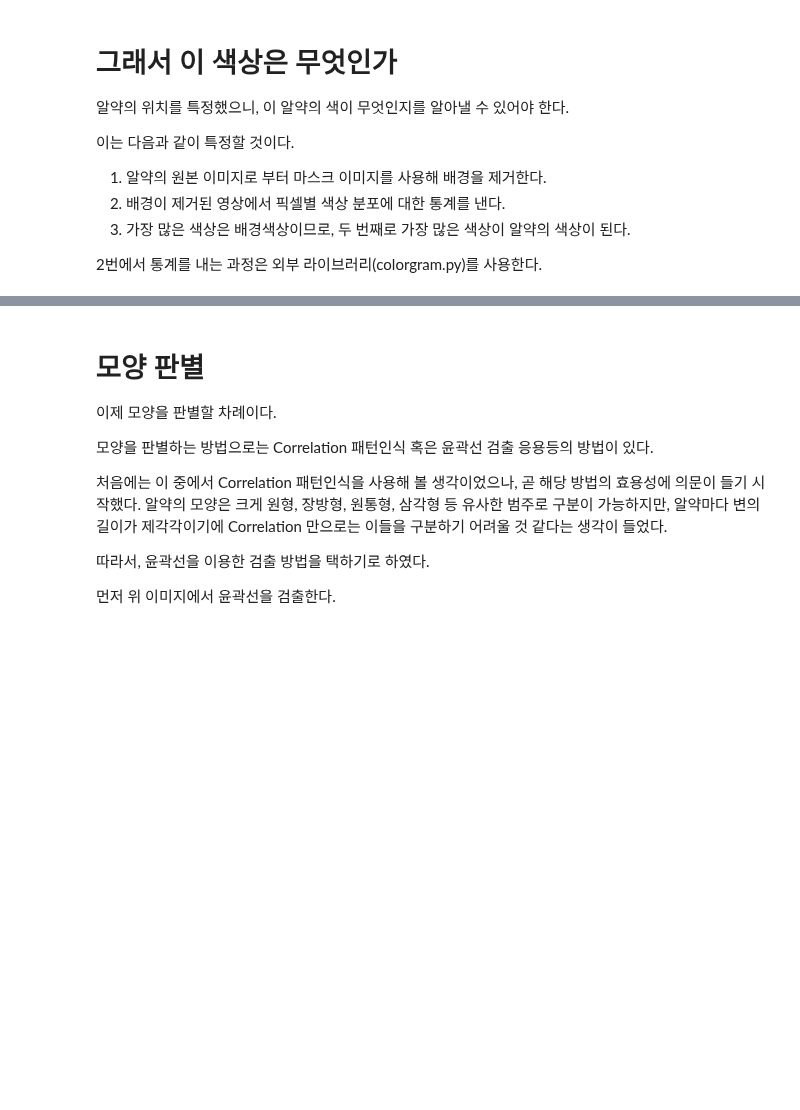
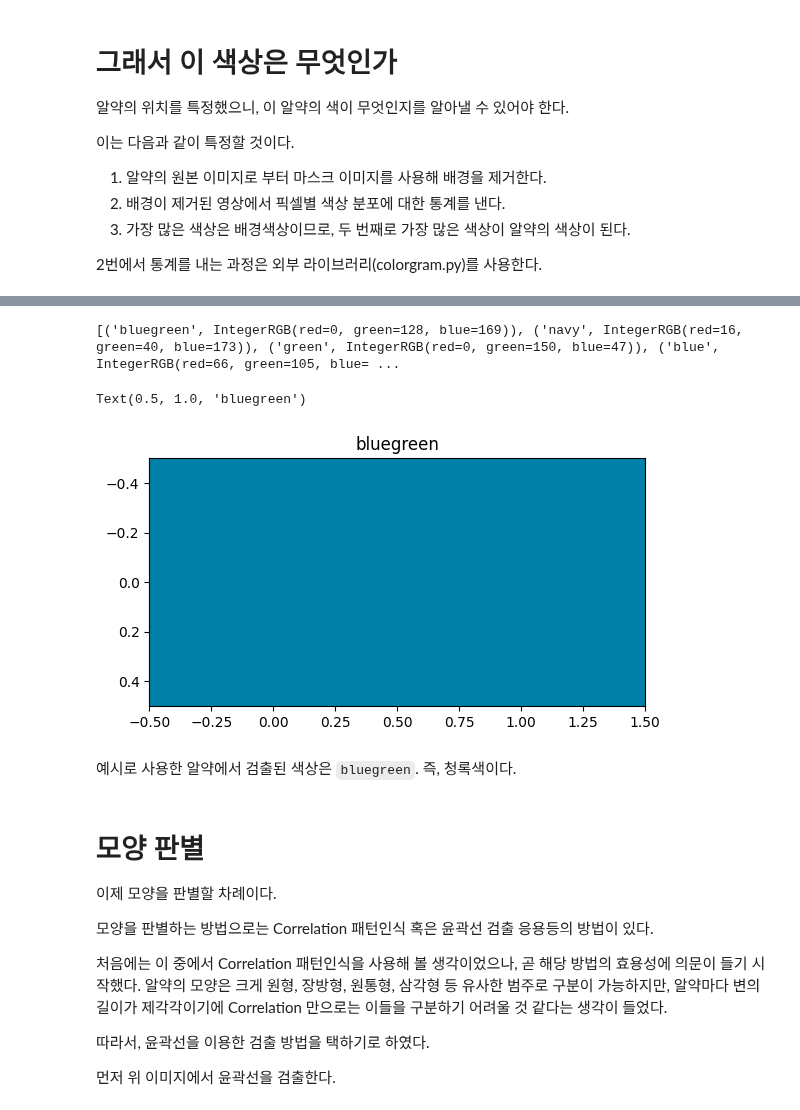
Before and after one commit to r-yak/research, a Jupyter notebook: notebooks/colored.ipynb, the cells around one changed output, grey strips where cells are left out. Cells and saved outputs as stored; diff of their text form; code cells hidden in the pictures; blank space fills up the shorter version.

```diff
--- a/notebooks/colored.ipynb
+++ b/notebooks/colored.ipynb
@@ -177,3 +218,40 @@ pill_color = colors[1].rgb
+# %%
+# 약학 정보원의 색상들
+sample_colors = {
+    'white': webcolors.hex_to_rgb('#ffffff'),
+    'yellow': webcolors.hex_to_rgb('#ffeb3b'),
+    'orange': webcolors.hex_to_rgb('#ff9800'),
+    'pink': webcolors.hex_to_rgb('#ff65d5'),
+    'red': webcolors.hex_to_rgb('#ff0000'),
+    'brown': webcolors.hex_to_rgb('#ab4723'),
+    'lime': webcolors.hex_to_rgb('#8bc34a'),
+    'green': webcolors.hex_to_rgb('#00962f'),
+    'bluegreen': webcolors.hex_to_rgb('#0080a9'),
+    'blue': webcolors.hex_to_rgb('#4269ff'),
+    'navy': webcolors.hex_to_rgb('#1028ad'),
+    'wine': webcolors.hex_to_rgb('#b90076'),
+    'purple': webcolors.hex_to_rgb('#9b00b5'),
+    'gray': webcolors.hex_to_rgb('#9e9e9e'),
+    'black': webcolors.hex_to_rgb('#000000'),
+}
+
+def calc_color_distance(c1, c2):
+    return math.sqrt(sum(map(lambda x: ((x[0]-x[1])**2), zip(c1, c2))))
+
+closest_colors = sorted(sample_colors.items(), key=lambda color: calc_color_distance(color[1], pill_color))
+print(closest_colors)
+
+pill_color = closest_colors[0][1]
+pill_color_name = closest_colors[0][0]
+
+plt.imshow(np.full((1, 2, 3), pill_color))
+plt.title(pill_color_name)
+# %% [output]
+[('bluegreen', IntegerRGB(red=0, green=128, blue=169)), ('navy', IntegerRGB(red=16, green=40, blue=173)), ('green', IntegerRGB(red=0, green=150, blue=47)), ('blue', IntegerRGB(red=66, green=105, blue= ...
+Text(0.5, 1.0, 'bluegreen')
+[figure, added]
+# %% [markdown]
+예시로 사용한 알약에서 검출된 색상은 `bluegreen`. 즉, 청록색이다.
 # %% [markdown]
 # 모양 판별
 
```
Also changed, not shown: parts of 11 cells of this notebook.
